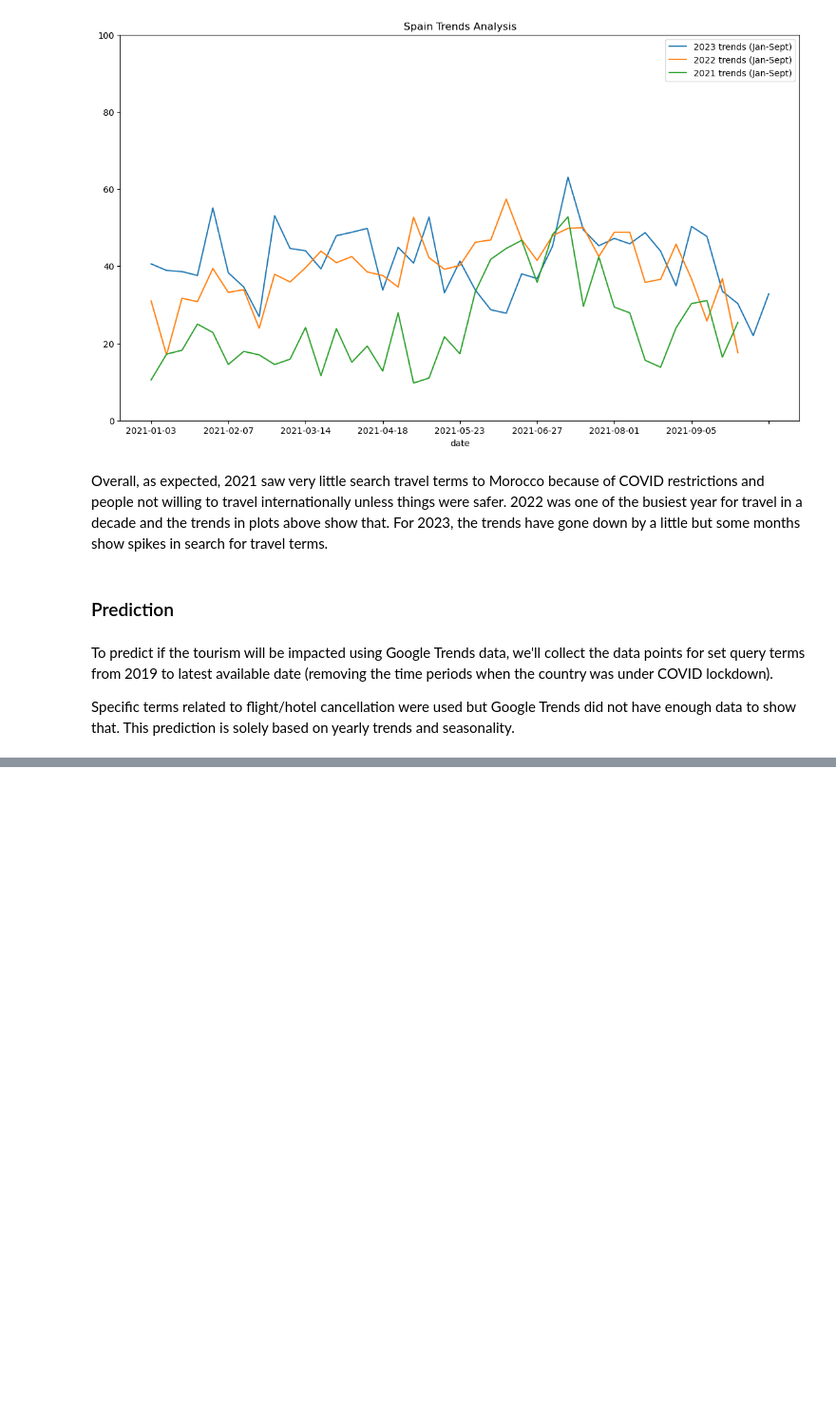
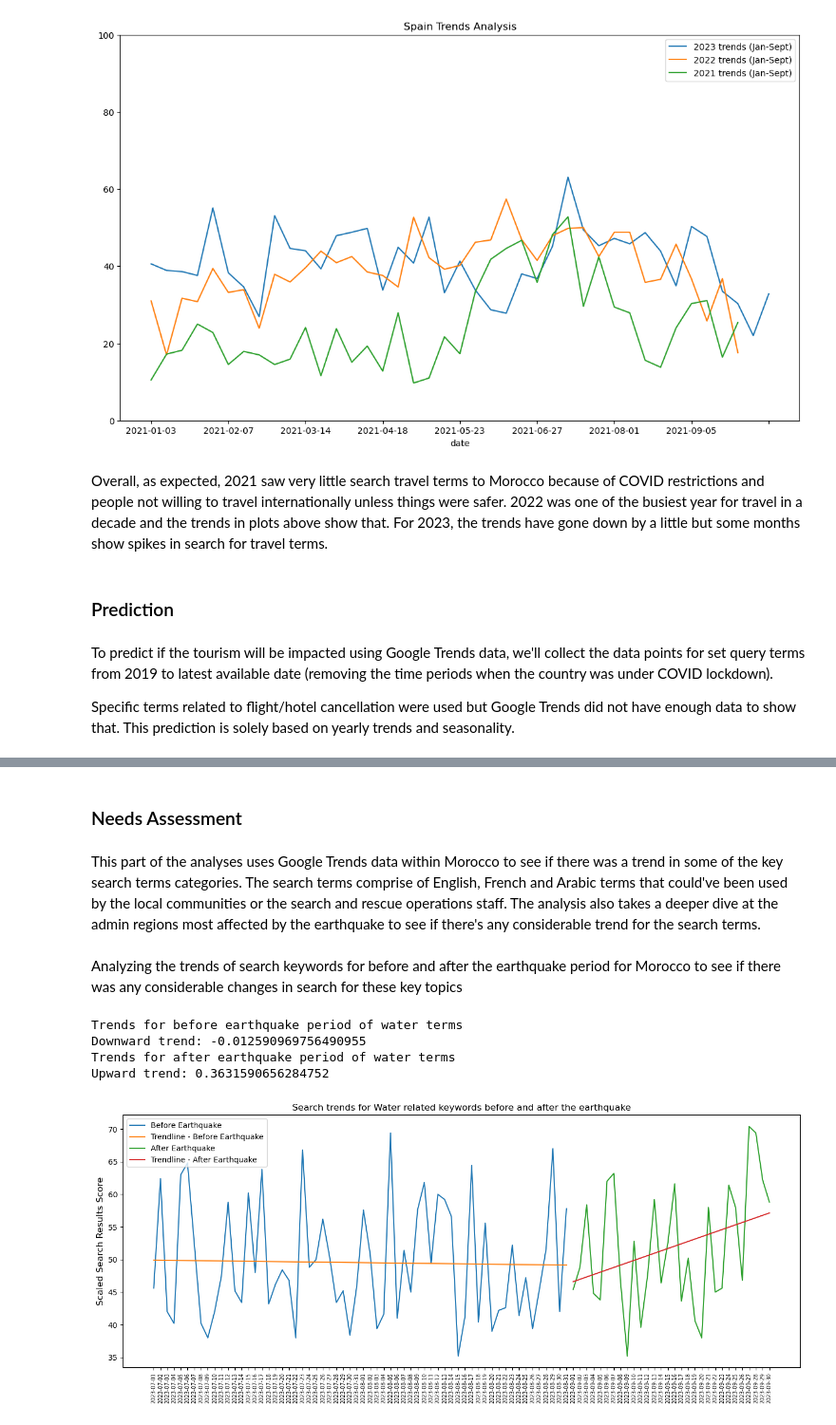
Before and after one commit to datapartnership/morocco-earthquake-impact, a Jupyter notebook: notebooks/google_trends/Morocco_GoogleTrends.ipynb, the cells around one changed output, grey strips where cells are left out. Shown at 95% size. Drawn from its saved outputs; the diff is of its cells as text; code cells hidden in the pictures; blank space fills up the shorter version.

```diff
--- a/notebooks/google_trends/Morocco_GoogleTrends.ipynb
+++ b/notebooks/google_trends/Morocco_GoogleTrends.ipynb
@@ -325,0 +330,4 @@ Downward trend: -0.007824603167199492
+# %% [markdown]
+### Needs Assessment
+# %% [markdown]
+This part of the analyses uses Google Trends data within Morocco to see if there was a trend in some of the key search terms categories. The search terms comprise of English, French and Arabic terms that could've been used by the local communities or the search and rescue operations staff. The analysis also takes a deeper dive at the admin regions most affected by the earthquake to see if there's any considerable trend for the search terms.
@@ -325,0 +387,47 @@ Downward trend: -0.007824603167199492
+# %%
+def plot_needs_trends(before, after, keyword, region = None):
+    plt.figure(figsize=(16, 6))
+    before_agg = before.groupby(['date']).mean()
+    after_agg = after.groupby(['date']).mean()
+    result_bef = np.polyfit(pd.factorize(before_agg.index)[0], list(before_agg.value), 1)
+    trendpoly_bef = np.poly1d(result_bef)
+    result_aft = np.polyfit(pd.factorize(after_agg.index)[0], list(after_agg.value), 1)
+    trendpoly_aft = np.poly1d(result_aft)
+    plt.plot(before_agg['value'], label='Before Earthquake')
+    plt.plot(before_agg.index, trendpoly_bef(pd.factorize(before_agg.index)[0]), label = 'Trendline - Before Earthquake')
+    plt.plot(after_agg['value'], label='After Earthquake')
+    plt.plot(after_agg.index, trendpoly_aft(pd.factorize(after_agg.index)[0]), label = 'Trendline - After Earthquake')
+    plt.xticks(rotation = 90, fontsize = 7);
+    plt.ylabel("Scaled Search Results Score", fontsize = 12)
+    if region:
+        plt.title(f"Search trends for {keyword} related keywords before and after the earthquake in {region} region")
+    else:
+        plt.title(f"Search trends for {keyword} related keywords before and after the earthquake")
+    plt.legend(loc='best');
+    plt.show()
+# %%
+def get_needs_trends(df):
+    df_grp = df.groupby(['date']).mean()
+
+    stat = trenddetector(pd.factorize(df_grp.index)[0], df_grp.value)
+
+    if stat>0:
+        print(f"Upward trend: {stat}")
+    elif stat<0:
+        print(f"Downward trend: {stat}")
+    else:
+        print("No trend")
+# %% [markdown]
+Analyzing the trends of search keywords for before and after the earthquake period for Morocco to see if there was any considerable changes in search for these key topics
+# %%
+print("Trends for before earthquake period of water terms")
+get_needs_trends(beq_water)
+print("Trends for after earthquake period of water terms")
+get_needs_trends(aeq_water)
+plot_needs_trends(beq_water, aeq_water, 'Water')
+# %% [output]
+Trends for before earthquake period of water terms
+Downward trend: -0.012590969756490955
+Trends for after earthquake period of water terms
+Upward trend: 0.3631590656284752
+[figure, added]
```
Also changed, not shown: parts of 22 cells of this notebook.
